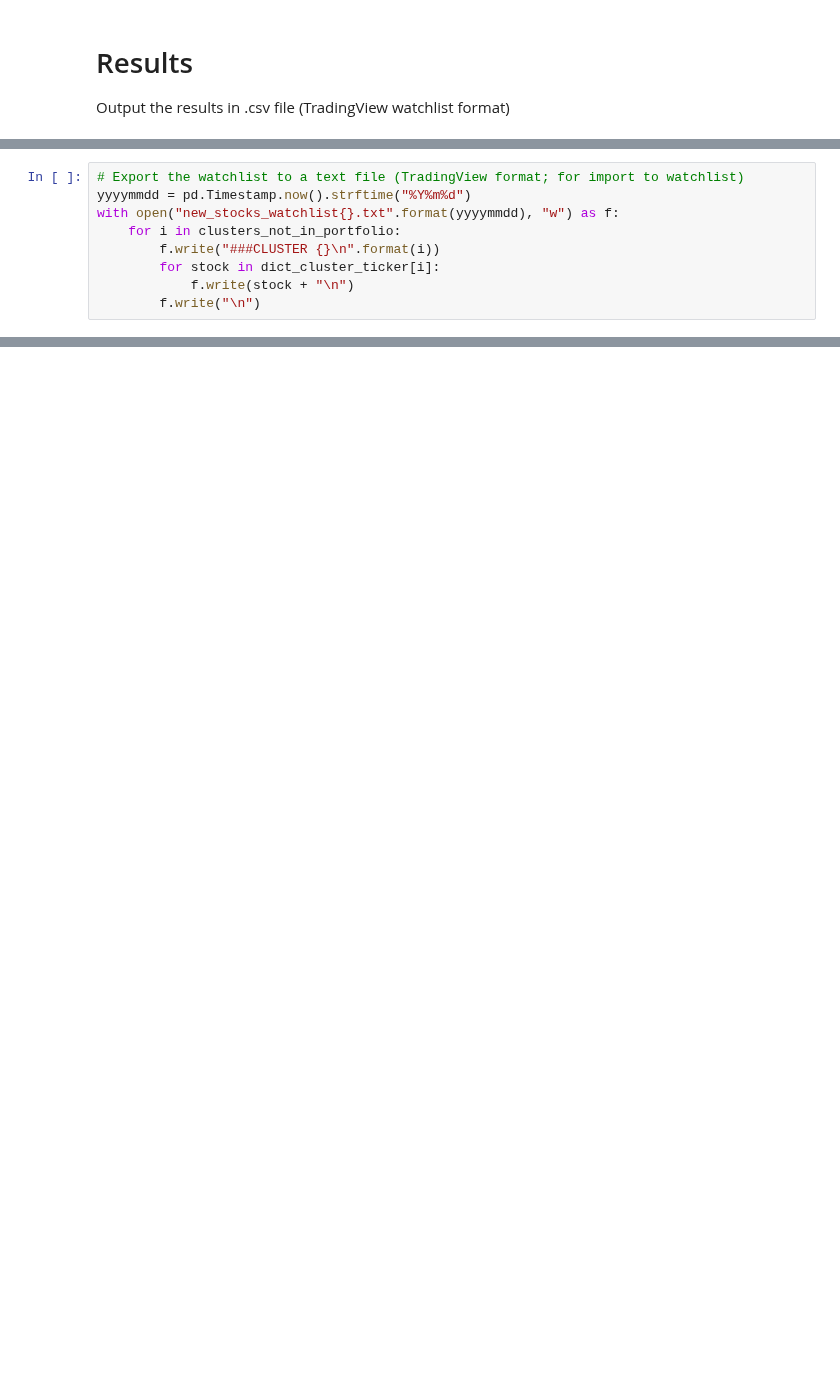
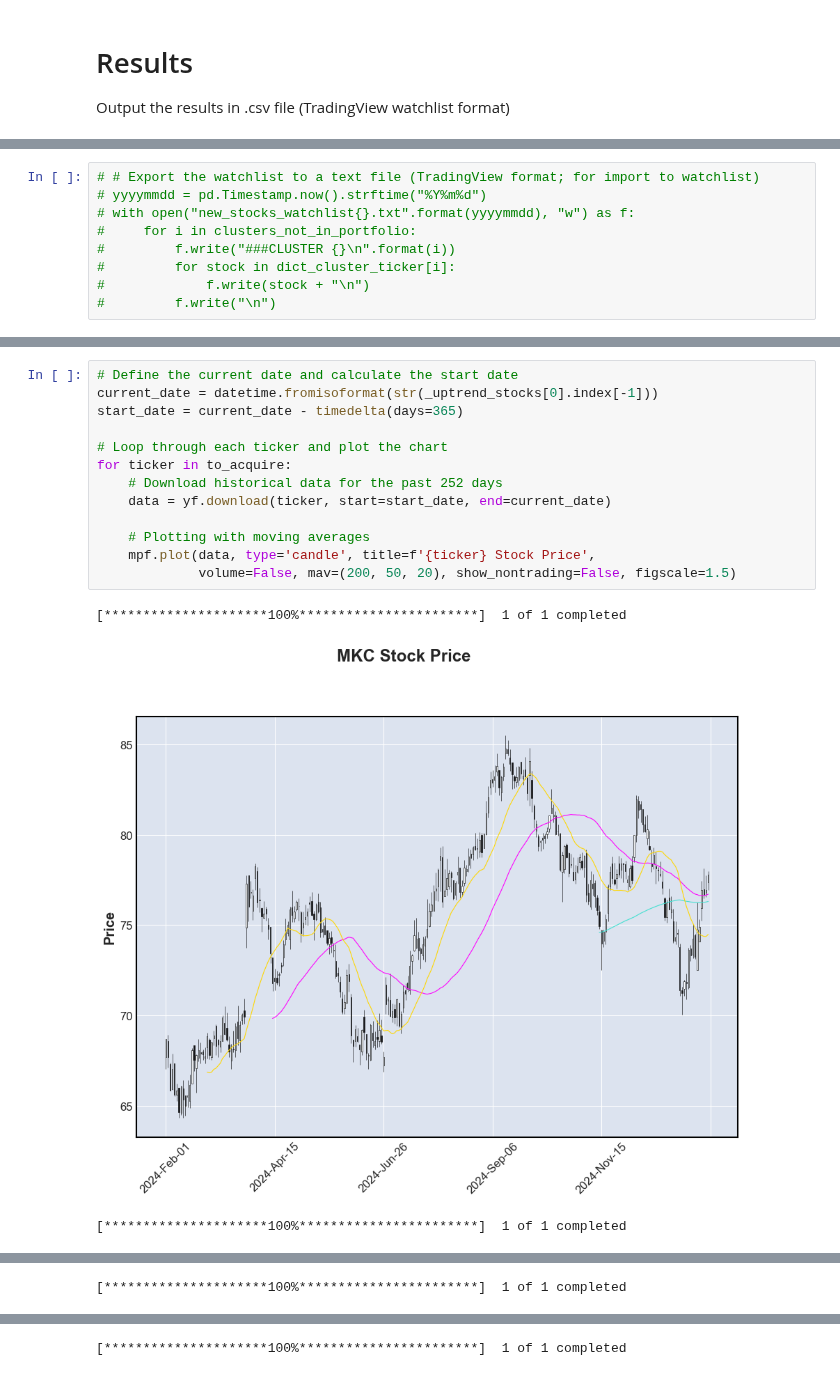
Before and after one commit to kevinhhl/portfolio-management-tools, a Jupyter notebook: Long Only Strategy/Part 1. Visualizing the Universe.ipynb, the cells around one changed output, grey strips where cells are left out. Drawn from its saved outputs; the diff is of its cells as text; blank space fills up the shorter version.

Commit message:
Feat: mpf plots

```diff
--- a/Long Only Strategy/Part 1. Visualizing the Universe.ipynb
+++ b/Long Only Strategy/Part 1. Visualizing the Universe.ipynb
@@ -267,9 +269,9 @@ To acquire:
 # %%
-# Export the watchlist to a text file (TradingView format; for import to watchlist)
-yyyymmdd = pd.Timestamp.now().strftime("%Y%m%d")
-with open("new_stocks_watchlist{}.txt".format(yyyymmdd), "w") as f:
-    for i in clusters_not_in_portfolio:
-        f.write("###CLUSTER {}\n".format(i))
-        for stock in dict_cluster_ticker[i]:
-            f.write(stock + "\n")
-        f.write("\n")
+# # Export the watchlist to a text file (TradingView format; for import to watchlist)
+# yyyymmdd = pd.Timestamp.now().strftime("%Y%m%d")
+# with open("new_stocks_watchlist{}.txt".format(yyyymmdd), "w") as f:
+#     for i in clusters_not_in_portfolio:
+#         f.write("###CLUSTER {}\n".format(i))
+#         for stock in dict_cluster_ticker[i]:
+#             f.write(stock + "\n")
+#         f.write("\n")
@@ -275,0 +281,17 @@ with open("new_stocks_watchlist{}.txt".format(yyyymmdd), "w") as f:
+# %%
+# Define the current date and calculate the start date
+current_date = datetime.fromisoformat(str(_uptrend_stocks[0].index[-1]))
+start_date = current_date - timedelta(days=365)
+
+# Loop through each ticker and plot the chart
+for ticker in to_acquire:
+    # Download historical data for the past 252 days
+    data = yf.download(ticker, start=start_date, end=current_date)
+
+    # Plotting with moving averages
+    mpf.plot(data, type='candle', title=f'{ticker} Stock Price',
+             volume=False, mav=(200, 50, 20), show_nontrading=False, figscale=1.5)
+# %% [output]
+[*********************100%***********************]  1 of 1 completed
+[figure, added]
+[*********************100%***********************]  1 of 1 completed
@@ -275,0 +299 @@ with open("new_stocks_watchlist{}.txt".format(yyyymmdd), "w") as f:
+[*********************100%***********************]  1 of 1 completed
@@ -275,0 +301 @@ with open("new_stocks_watchlist{}.txt".format(yyyymmdd), "w") as f:
+[*********************100%***********************]  1 of 1 completed
```
Also changed, not shown: parts of 14 cells of this notebook, 3 other files.
